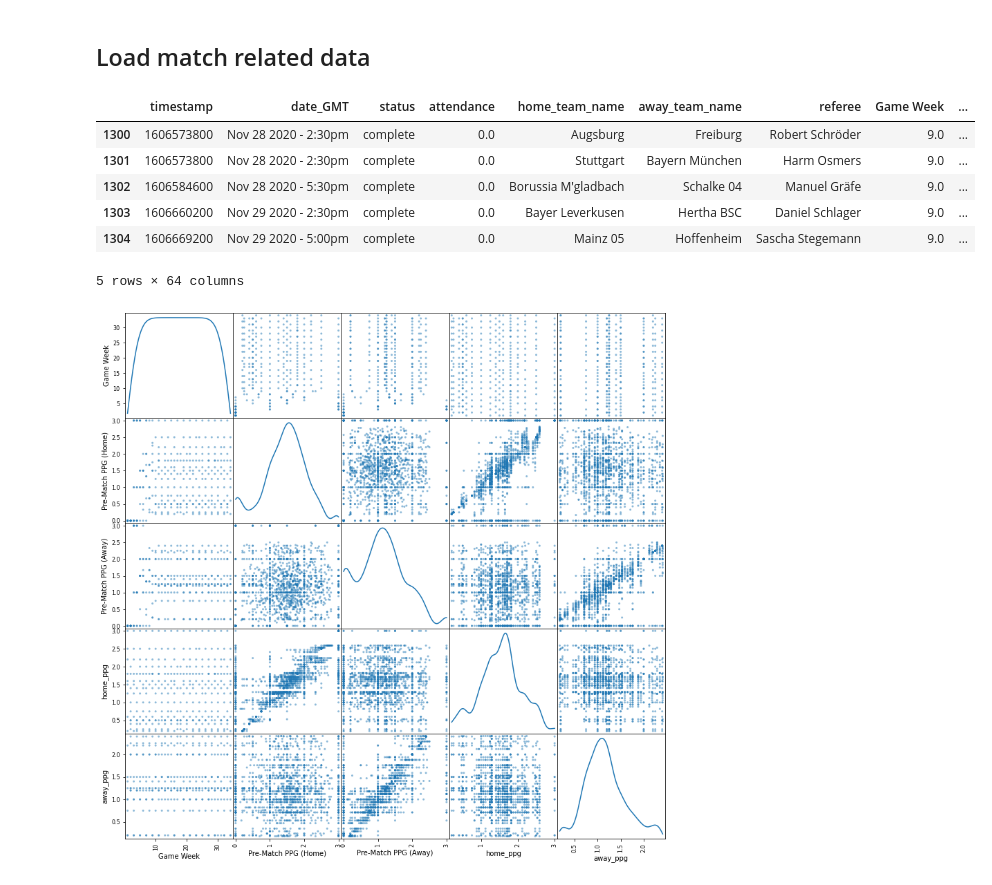
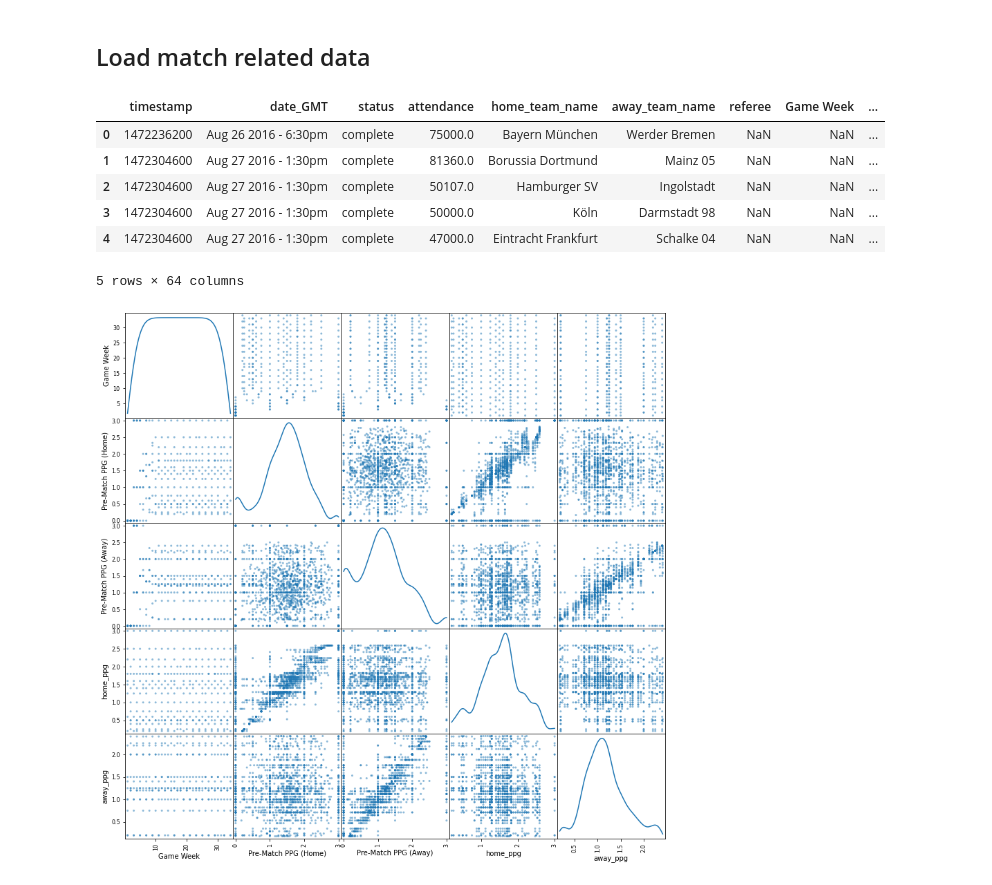
Before and after one commit to nichohelmut/football_results, a Jupyter notebook: XGBoost_preprocess.ipynb, the cells around one changed output. Cells and saved outputs as stored; diff of their text form; code cells hidden in the pictures.

```diff
--- a/XGBoost_preprocess.ipynb
+++ b/XGBoost_preprocess.ipynb
@@ -16,7 +16,7 @@ df_teams_aa = pd.read_pickle("./pickle_files/df_teams_only_aa.pkl")
 # %% [markdown]
 ## Load match related data
 # %%
-df_matches_20_21 = pd.read_csv("ms/auto_download/auto_download_files/germany-bundesliga-matches-2020-to-2021-stats.csv")
+df_matches_20_21 = pd.read_csv("ms/python_files/auto_download/auto_download_files/germany-bundesliga-matches-2020-to-2021-stats.csv")
 df_matches_19_20 = pd.read_csv("ms/germany_stats/match_stats/germany-bundesliga-matches-2019-to-2020-stats.csv")
 df_matches_18_19 = pd.read_csv("ms/germany_stats/match_stats/germany-bundesliga-matches-2018-to-2019-stats.csv")
 df_matches_17_18 = pd.read_csv("ms/germany_stats/match_stats/germany-bundesliga-matches-2017-to-2018-stats.csv")
@@ -34,14 +34,14 @@ df_all.sort_values('timestamp', inplace=True)
 df_all.reset_index(inplace=True)
 df_all.drop('index', axis=1, inplace=True)
 # %%
-df_all[df_all['status']=='complete'].tail()
+df_all[df_all['status']=='complete'].head()
 # %% [output]
 |  | timestamp | date_GMT | status | attendance | home_team_name | away_team_name | referee | Game Week | ... |
-| 1300 | 1606573800 | Nov 28 2020 - 2:30pm | complete | 0.0 | Augsburg | Freiburg | Robert Schröder | 9.0 | ... |
-| 1301 | 1606573800 | Nov 28 2020 - 2:30pm | complete | 0.0 | Stuttgart | Bayern München | Harm Osmers | 9.0 | ... |
-| 1302 | 1606584600 | Nov 28 2020 - 5:30pm | complete | 0.0 | Borussia M'gladbach | Schalke 04 | Manuel Gräfe | 9.0 | ... |
-| 1303 | 1606660200 | Nov 29 2020 - 2:30pm | complete | 0.0 | Bayer Leverkusen | Hertha BSC | Daniel Schlager | 9.0 | ... |
-| 1304 | 1606669200 | Nov 29 2020 - 5:00pm | complete | 0.0 | Mainz 05 | Hoffenheim | Sascha Stegemann | 9.0 | ... |
+| 0 | 1472236200 | Aug 26 2016 - 6:30pm | complete | 75000.0 | Bayern München | Werder Bremen | NaN | NaN | ... |
+| 1 | 1472304600 | Aug 27 2016 - 1:30pm | complete | 81360.0 | Borussia Dortmund | Mainz 05 | NaN | NaN | ... |
+| 2 | 1472304600 | Aug 27 2016 - 1:30pm | complete | 50107.0 | Hamburger SV | Ingolstadt | NaN | NaN | ... |
+| 3 | 1472304600 | Aug 27 2016 - 1:30pm | complete | 50000.0 | Köln | Darmstadt 98 | NaN | NaN | ... |
+| 4 | 1472304600 | Aug 27 2016 - 1:30pm | complete | 47000.0 | Eintracht Frankfurt | Schalke 04 | NaN | NaN | ... |
 5 rows × 64 columns
 # %%
 df_all.to_excel('test.xlsx')
```
Also changed, not shown: parts of 6 cells of this notebook, 17 other files.
